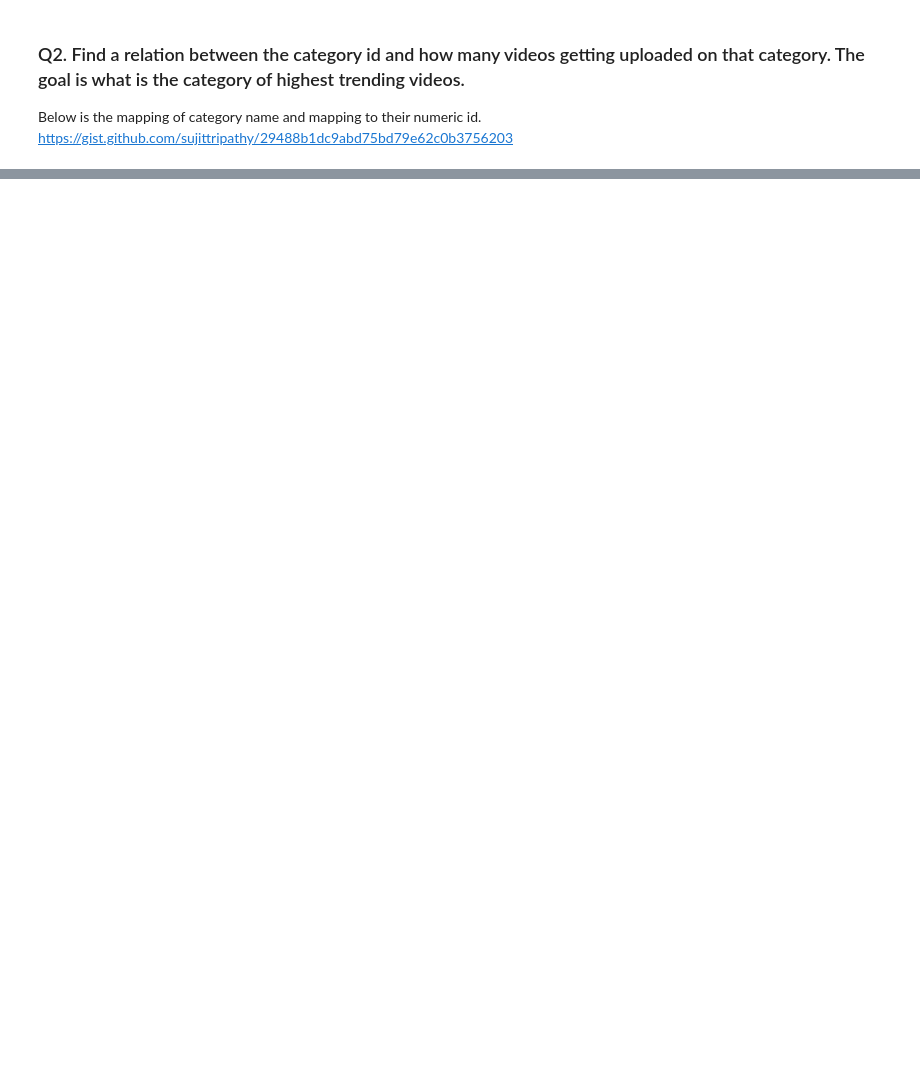
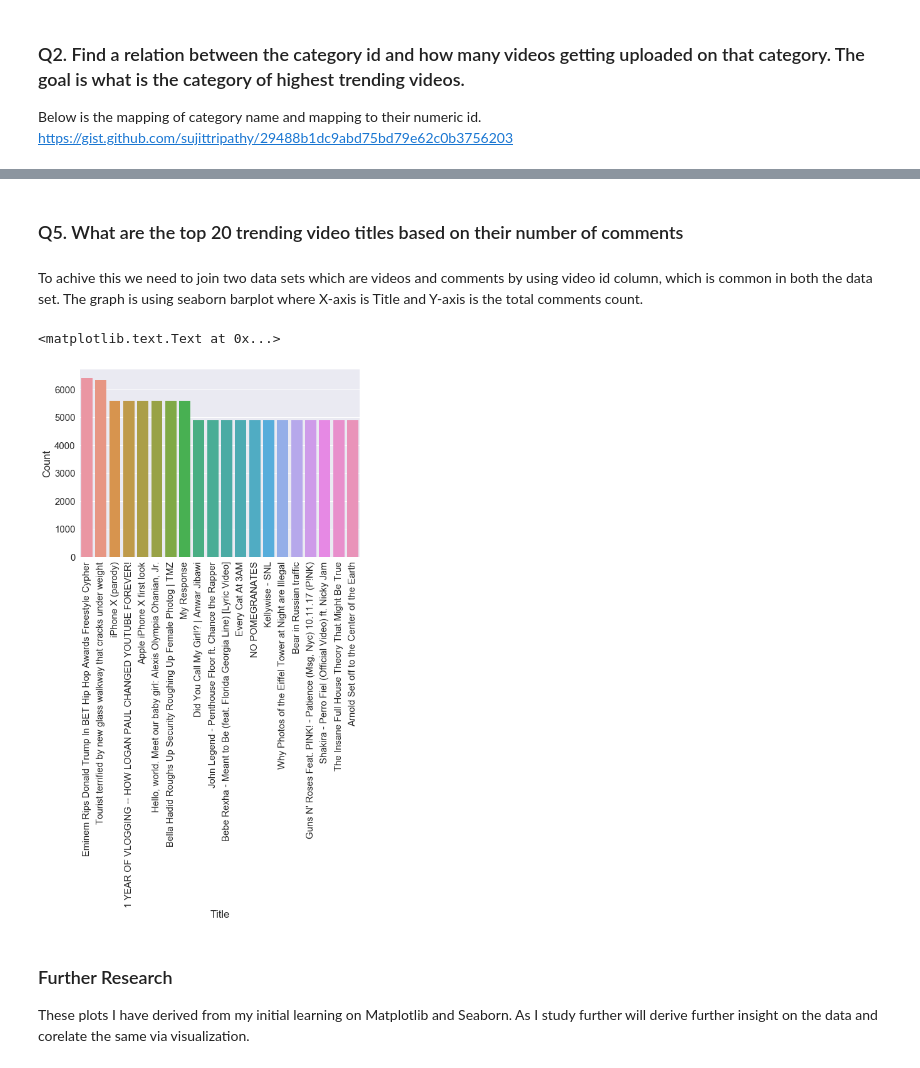
Before and after one commit to sujittripathy/DataScienceBootCampPrep, a Jupyter notebook: Exercise Visualization.ipynb, the cells around one changed output, grey strips where cells are left out. Cells and saved outputs as stored; diff of their text form; code cells hidden in the pictures; blank space fills up the shorter version.

```diff
--- a/Exercise Visualization.ipynb
+++ b/Exercise Visualization.ipynb
@@ -80,0 +78,18 @@ df_comments.head()
+# %% [markdown]
+### Q5. What are the top 20 trending video titles based on their  number of comments
+# %% [markdown]
+To achive this we need to join two data sets which are videos and comments by using video id column, which is common in both the data set. The graph is using seaborn barplot where X-axis is Title and Y-axis is the total comments count.
+# %%
+df_combined = pd.merge(df_videos,df_comments,on='video_id')
+df_combined = df_combined.groupby('title').count().sort_values(by='comment_text',ascending=False).head(20)
+sns.set(font_scale=1.5)
+ax = sns.barplot(x=df_combined.index,y='comment_text',data=df_combined)
+ax.set_xticklabels(labels=df_combined.index,rotation=90)
+ax.set_xlabel('Title')
+ax.set_ylabel('Count')
+# %% [output]
+<matplotlib.text.Text at 0x...>
+[figure, added]
+# %% [markdown]
+### Further Research
+These plots I have derived from my initial learning on Matplotlib and Seaborn. As I study further will derive further insight on the data and corelate the same via visualization.
```
Also changed, not shown: parts of 17 cells of this notebook.
